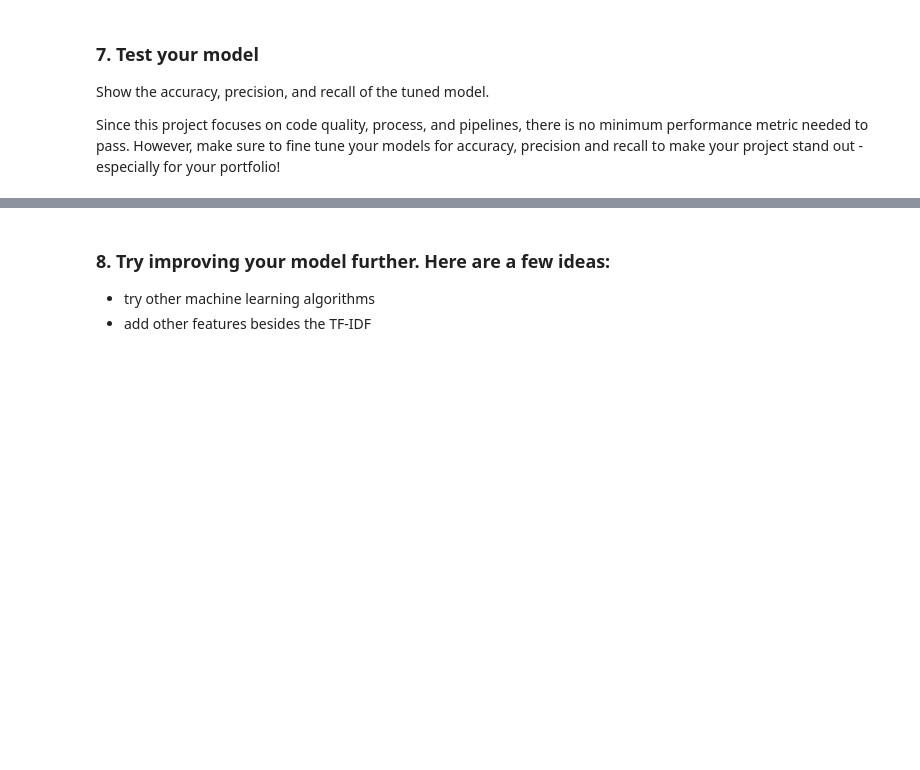
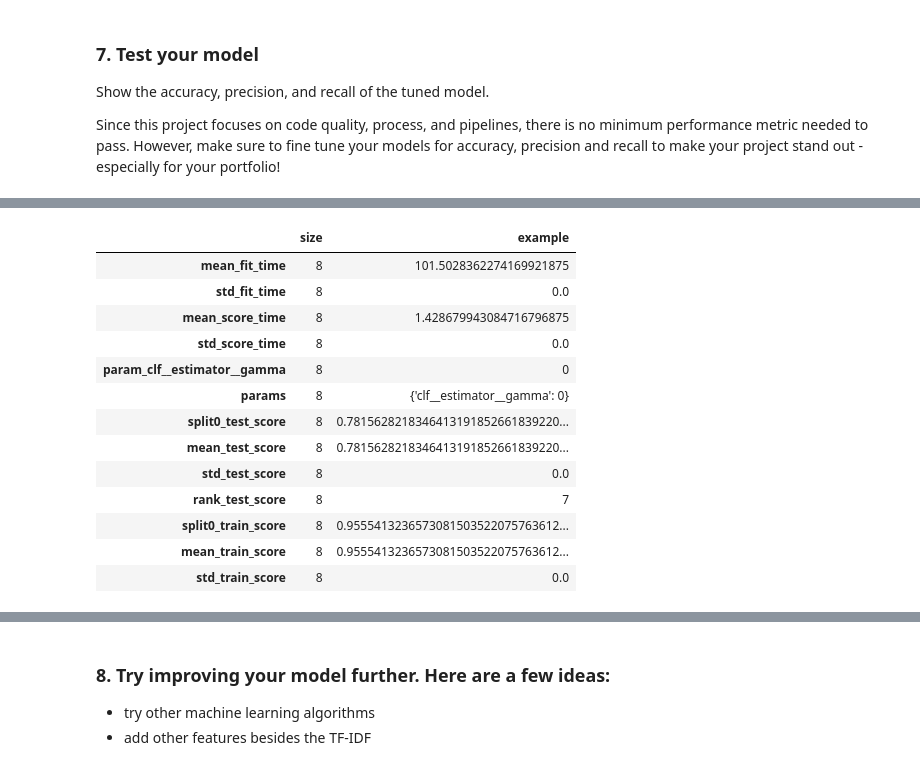
Before and after one commit to JuanitaSmith/disaster_recovery_pipelines, a Jupyter notebook: notebooks/ML Pipeline Preparation.ipynb, the cells around one changed output, grey strips where cells are left out. Cells and saved outputs as stored; diff of their text form; code cells hidden in the pictures; blank space fills up the shorter version.

```diff
--- a/notebooks/ML Pipeline Preparation.ipynb
+++ b/notebooks/ML Pipeline Preparation.ipynb
@@ -851,0 +1090,26 @@ rmtree(cachedir)
+# %%
+keys = []
+shapes = []
+examples = []
+for key in list(gridsearch5.cv_results_.keys()):
+    keys.append(key)
+    shapes.append(len(gridsearch5.cv_results_.get(key)))
+    examples.append(gridsearch5.cv_results_.get(key)[0])
+
+df_results_info = pd.DataFrame({'size': shapes, 'example': examples}, index=keys)
+df_results_info
+# %% [output]
+|  | size | example |
+| mean_fit_time | 8 | 101.5028362274169921875 |
+| std_fit_time | 8 | 0.0 |
+| mean_score_time | 8 | 1.428679943084716796875 |
+| std_score_time | 8 | 0.0 |
+| param_clf__estimator__gamma | 8 | 0 |
+| params | 8 | {'clf__estimator__gamma': 0} |
+| split0_test_score | 8 | 0.7815628218346413191852661839220... |
+| mean_test_score | 8 | 0.7815628218346413191852661839220... |
+| std_test_score | 8 | 0.0 |
+| rank_test_score | 8 | 7 |
+| split0_train_score | 8 | 0.9555413236573081503522075763612... |
+| mean_train_score | 8 | 0.9555413236573081503522075763612... |
+| std_train_score | 8 | 0.0 |
```
Also changed, not shown: parts of 77 cells of this notebook, 6 other files.
